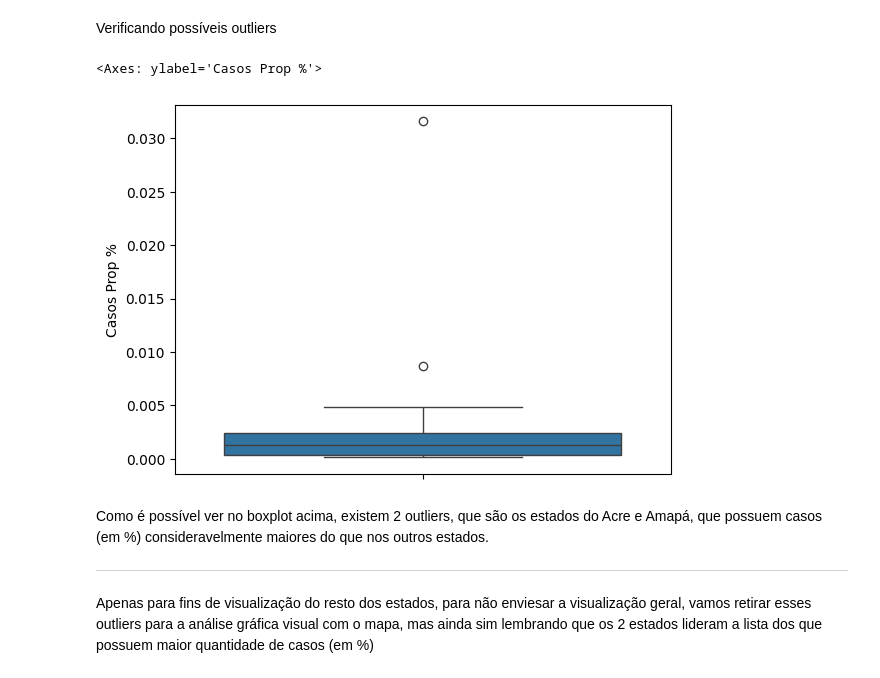
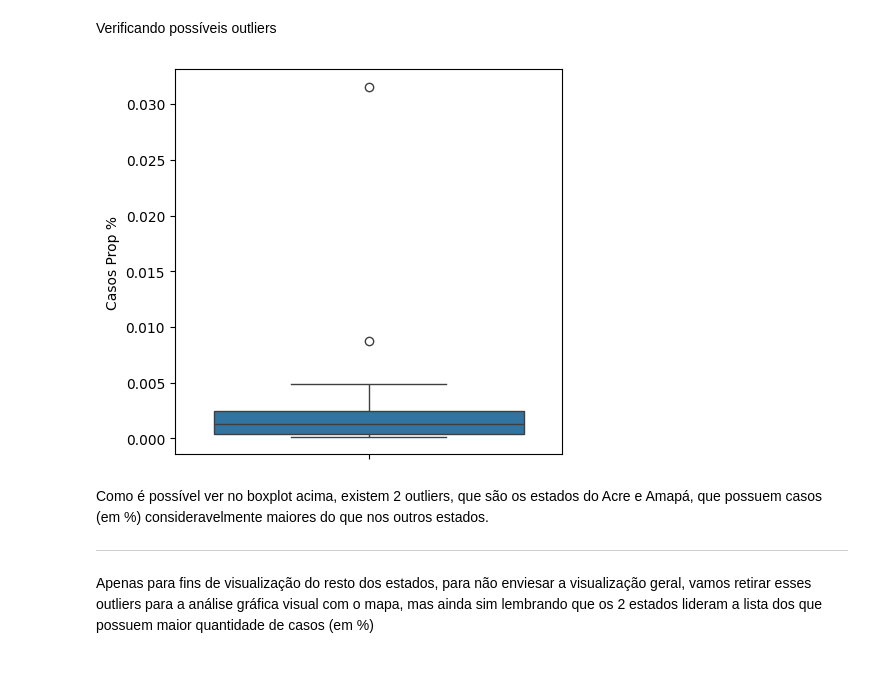
Before and after one commit to FelipeSilvieri/projeto-ciencia-de-dados, a Jupyter notebook: Projeto_Ciencia_de_Dados.ipynb, the cells around one changed output. Drawn from its saved outputs; the diff is of its cells as text; code cells hidden in the pictures.

```diff
--- a/Projeto_Ciencia_de_Dados.ipynb
+++ b/Projeto_Ciencia_de_Dados.ipynb
@@ -338,10 +343,11 @@ abt_prop.sort_values(by='Casos Prop %', ascending=False)
 # %% [markdown]
 Verificando possíveis outliers
 # %%
+plt.figure(figsize=(5,5))
 sns.boxplot(data=abt_prop['Casos Prop %'])
+plt.savefig('Boxplotzissimo')
 # %% [output]
-<Axes: ylabel='Casos Prop %'>
-[figure, old version]
+[figure, new version]
 # %% [markdown]
 Como é possível ver no boxplot acima, existem 2 outliers, que são os estados do Acre e Amapá, que possuem casos (em %) consideravelmente maiores do que nos outros estados.
 
```
Also changed, not shown: parts of 9 cells of this notebook.
